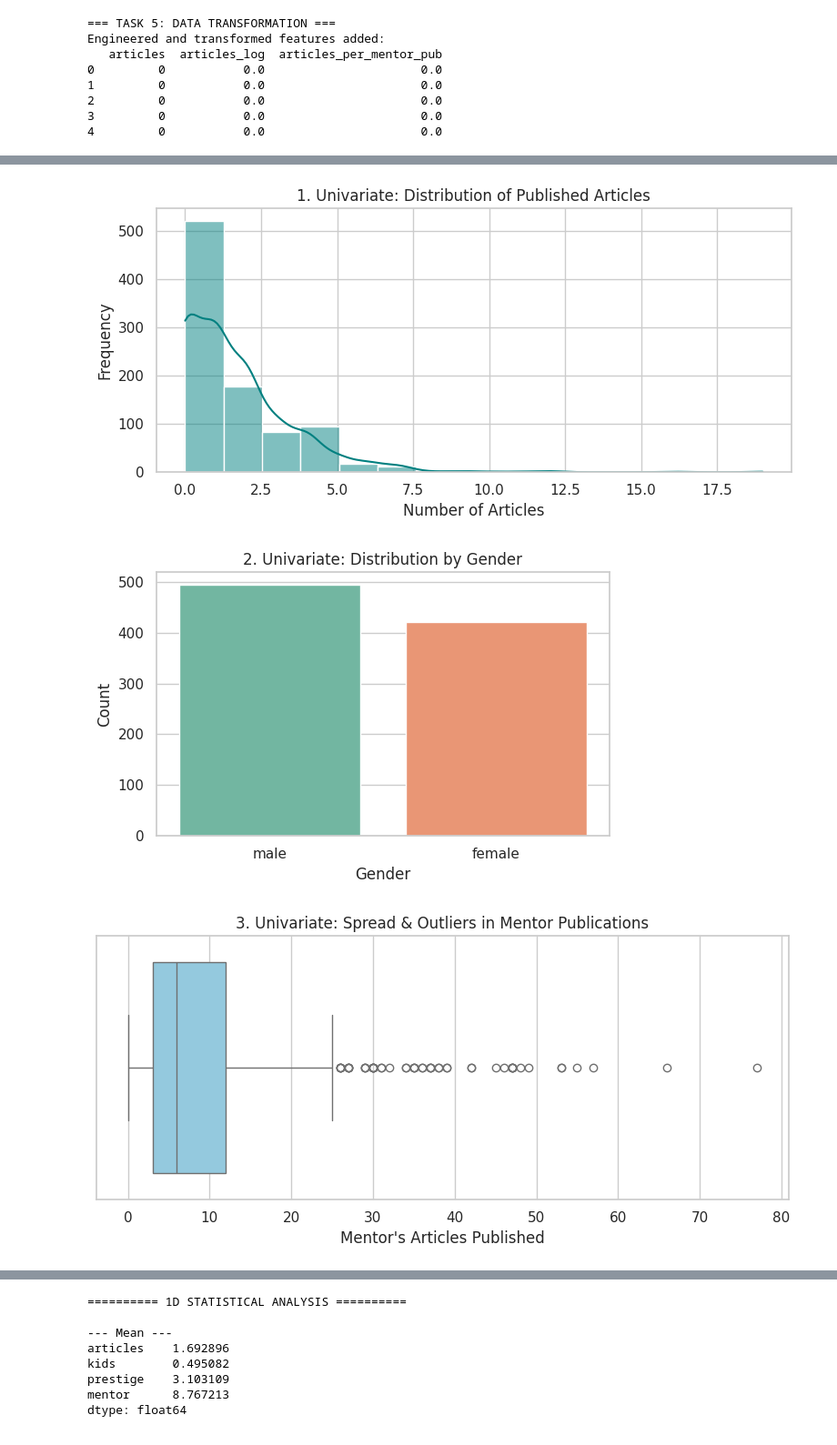
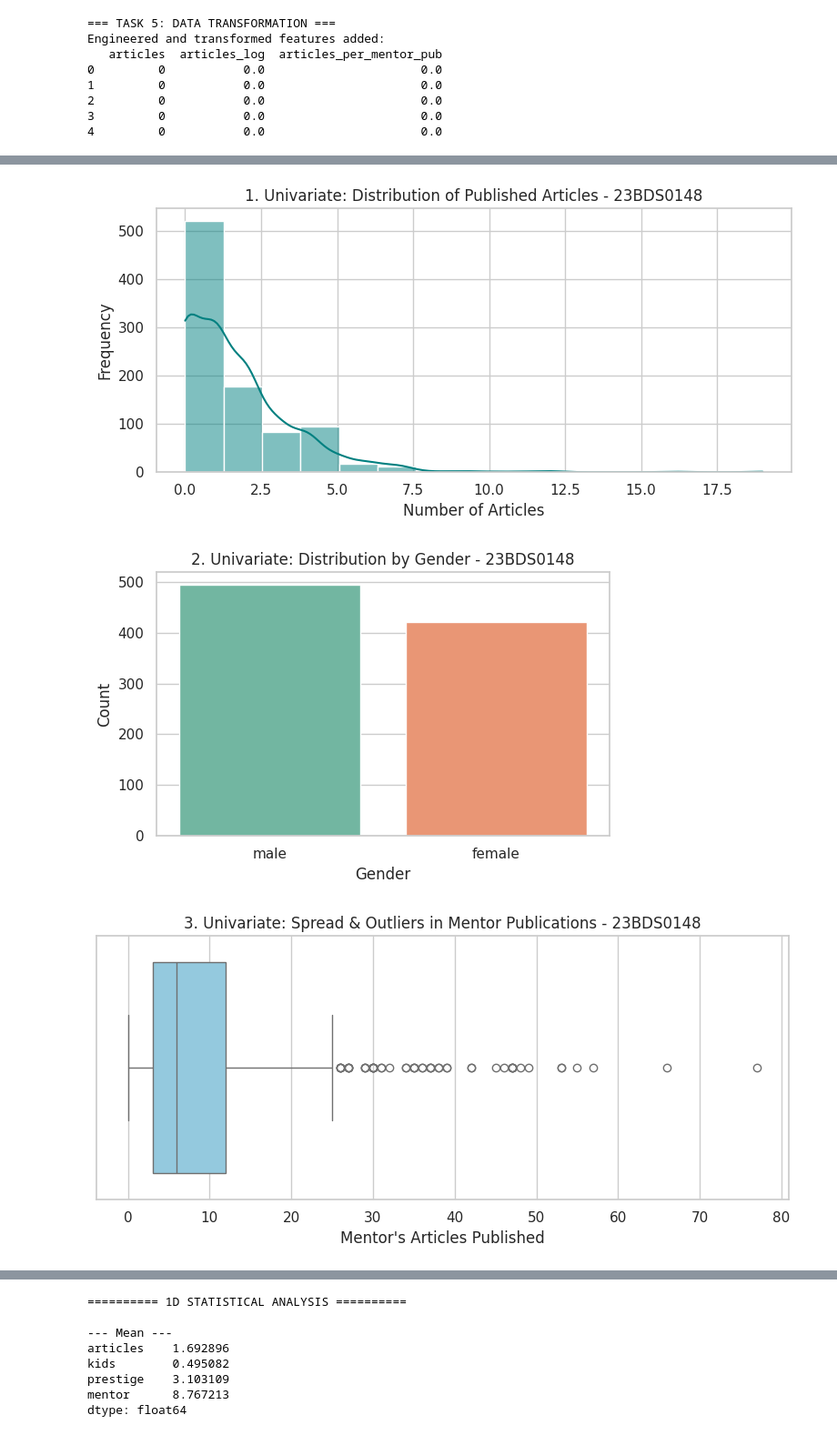
Before and after one commit to pranjal-coders/PRANJAL_PAL, a Jupyter notebook: EDA_Course_Project.ipynb, the cells around one changed output, grey strips where cells are left out. Shown at 91% size. Drawn from its saved outputs; the diff is of its cells as text; code cells hidden in the pictures.

```diff
--- a/EDA_Course_Project.ipynb
+++ b/EDA_Course_Project.ipynb
@@ -161,37 +161,37 @@ Engineered and transformed features added:
 # %%
 # TASK 6: UNIVARIATE ANALYSIS (WARNING-FREE)
 print("\n=== TASK 6: UNIVARIATE ANALYSIS ===")
 
 # Vis 1: Distribution of Target Variable (Articles)
 plt.figure(figsize=(8, 4))
 sns.histplot(df['articles'], kde=True, bins=15, color='teal')
-plt.title("1. Univariate: Distribution of Published Articles")
+plt.title("1. Univariate: Distribution of Published Articles - 23BDS0148")
 plt.xlabel("Number of Articles")
 plt.ylabel("Frequency")
 plt.tight_layout()
 plt.show()
 
 # Vis 2: Countplot of Gender Distribution
 plt.figure(figsize=(6, 4))
 sns.countplot(data=df, x='gender', hue='gender', palette='Set2', legend=False)
-plt.title("2. Univariate: Distribution by Gender")
+plt.title("2. Univariate: Distribution by Gender - 23BDS0148")
 plt.xlabel("Gender")
 plt.ylabel("Count")
 plt.tight_layout()
 plt.show()
 
 # Vis 3: Boxplot of Mentor Article Output
 plt.figure(figsize=(8, 4))
 sns.boxplot(x=df['mentor'], color='skyblue')
-plt.title("3. Univariate: Spread & Outliers in Mentor Publications")
+plt.title("3. Univariate: Spread & Outliers in Mentor Publications - 23BDS0148")
 plt.xlabel("Mentor's Articles Published")
 plt.tight_layout()
 plt.show()
 # %% [output]
 === TASK 6: UNIVARIATE ANALYSIS ===
-[figure, old version]
+[figure, new version]
-[figure, old version]
+[figure, new version]
-[figure, old version]
+[figure, new version]
 # %%
 # TASK 7: BIVARIATE ANALYSIS
 print("\n=== TASK 7: BIVARIATE ANALYSIS ===")
```
Also changed, not shown: parts of 20 cells of this notebook.
